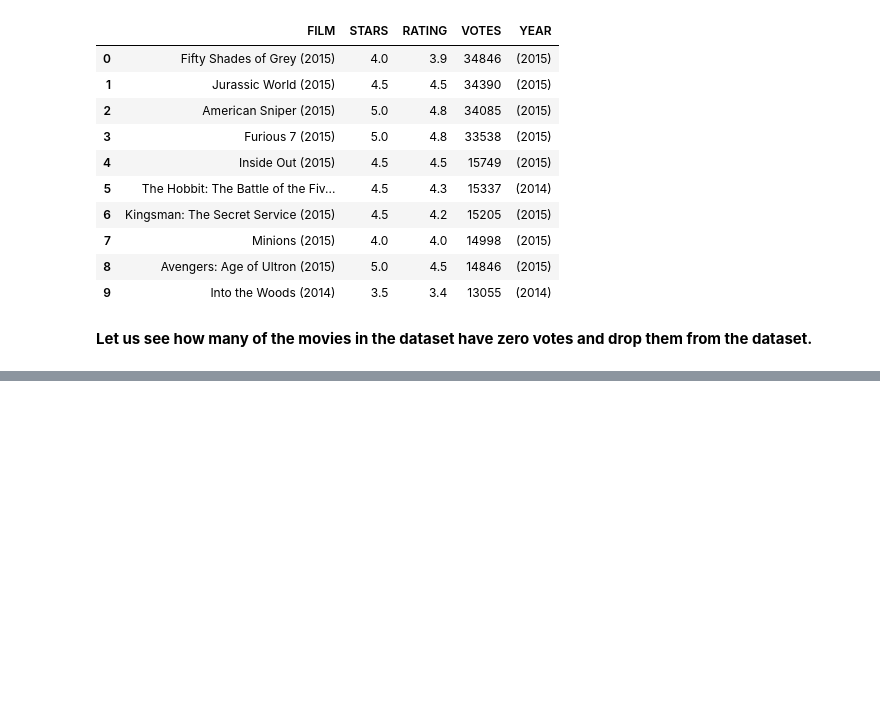
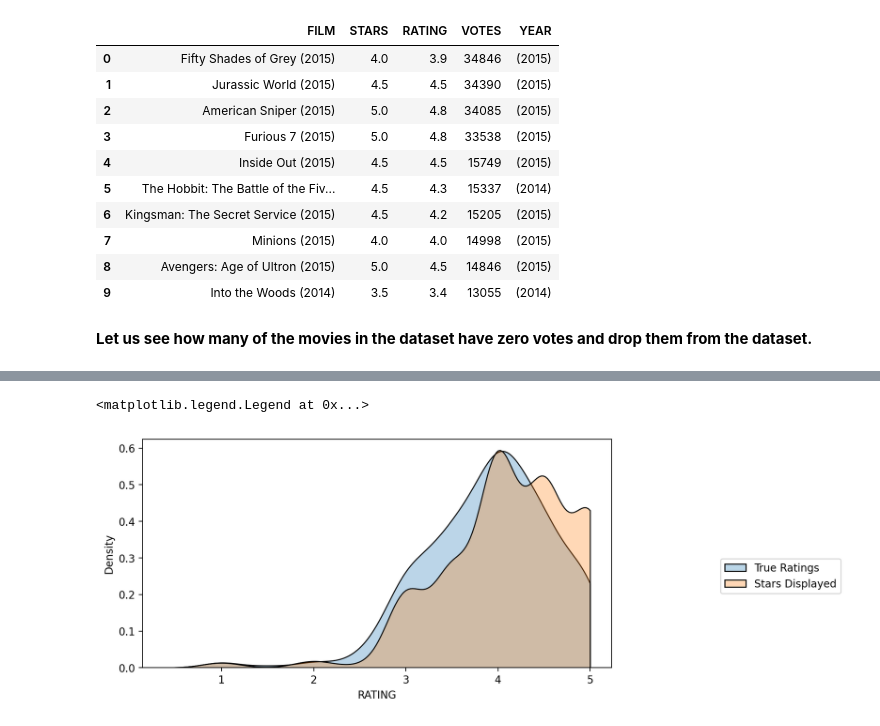
Before and after one commit to shineali1/movie-ratings-repo, a Jupyter notebook: Data Visualization - Fandango Movie Ratings.ipynb, the cells around one changed output, grey strips where cells are left out. Cells and saved outputs as stored; diff of their text form; code cells hidden in the pictures; blank space fills up the shorter version.

```diff
--- a/Data Visualization - Fandango Movie Ratings.ipynb
+++ b/Data Visualization - Fandango Movie Ratings.ipynb
@@ -156,0 +159,10 @@ reviewed_films = fandango[(fandango['VOTES']>0)]
+# %%
+import warnings
+warnings.filterwarnings('ignore')
+plt.figure(figsize=(8,4),dpi=200)
+sns.kdeplot(data=reviewed_films,x='RATING',clip=[0,5],multiple='stack',alpha=0.3)
+sns.kdeplot(data=reviewed_films,x='STARS',clip=[0,5],multiple='stack',alpha=0.3)
+plt.legend(['True Ratings','Stars Displayed'],bbox_to_anchor=(1.5, 0.5))
+# %% [output]
+<matplotlib.legend.Legend at 0x...>
+[figure, added]
```
Also changed, not shown: parts of 8 cells of this notebook.
